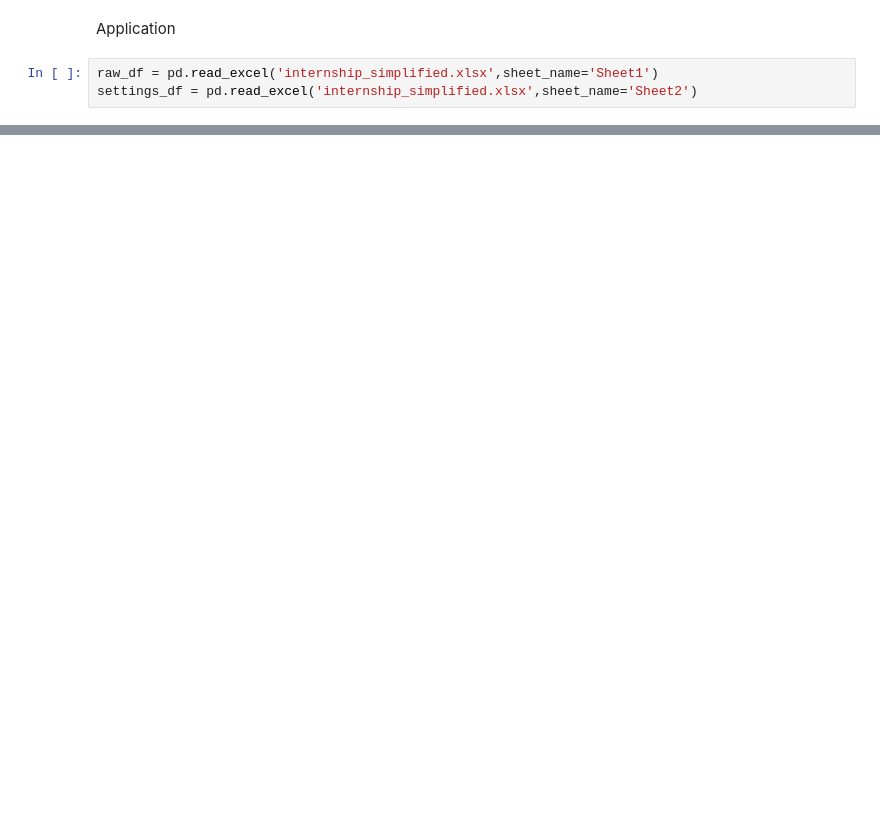
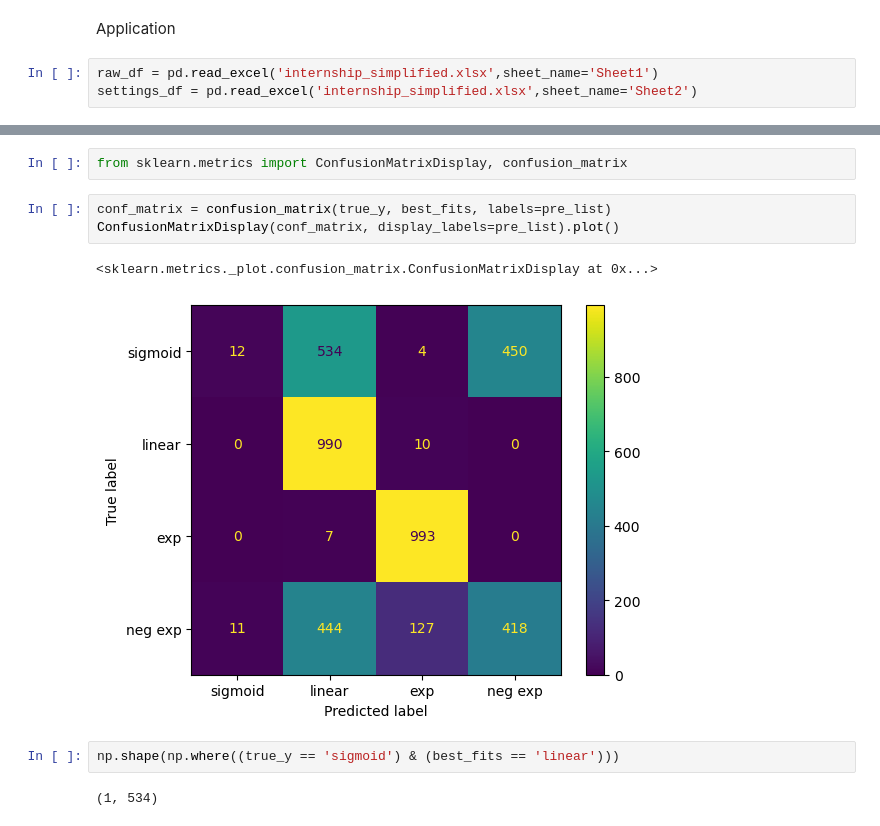
Before and after one commit to DaniNiamut/ict-f0ntys-internship, a Jupyter notebook: max_rate_reaction.ipynb, the cells around one changed output, grey strips where cells are left out. Saved outputs shown, nothing was run; the diff lists cells and outputs as text; blank space fills up the shorter version.

```diff
--- a/max_rate_reaction.ipynb
+++ b/max_rate_reaction.ipynb
@@ -81,0 +164,12 @@ df.iloc[a[0]]
+# %%
+from sklearn.metrics import ConfusionMatrixDisplay, confusion_matrix
+# %%
+conf_matrix = confusion_matrix(true_y, best_fits, labels=pre_list)
+ConfusionMatrixDisplay(conf_matrix, display_labels=pre_list).plot()
+# %% [output]
+<sklearn.metrics._plot.confusion_matrix.ConfusionMatrixDisplay at 0x...>
+[figure, added]
+# %%
+np.shape(np.where((true_y == 'sigmoid') & (best_fits == 'linear')))
+# %% [output]
+(1, 534)
```
Also changed, not shown: parts of 12 cells of this notebook, 1 other file.
